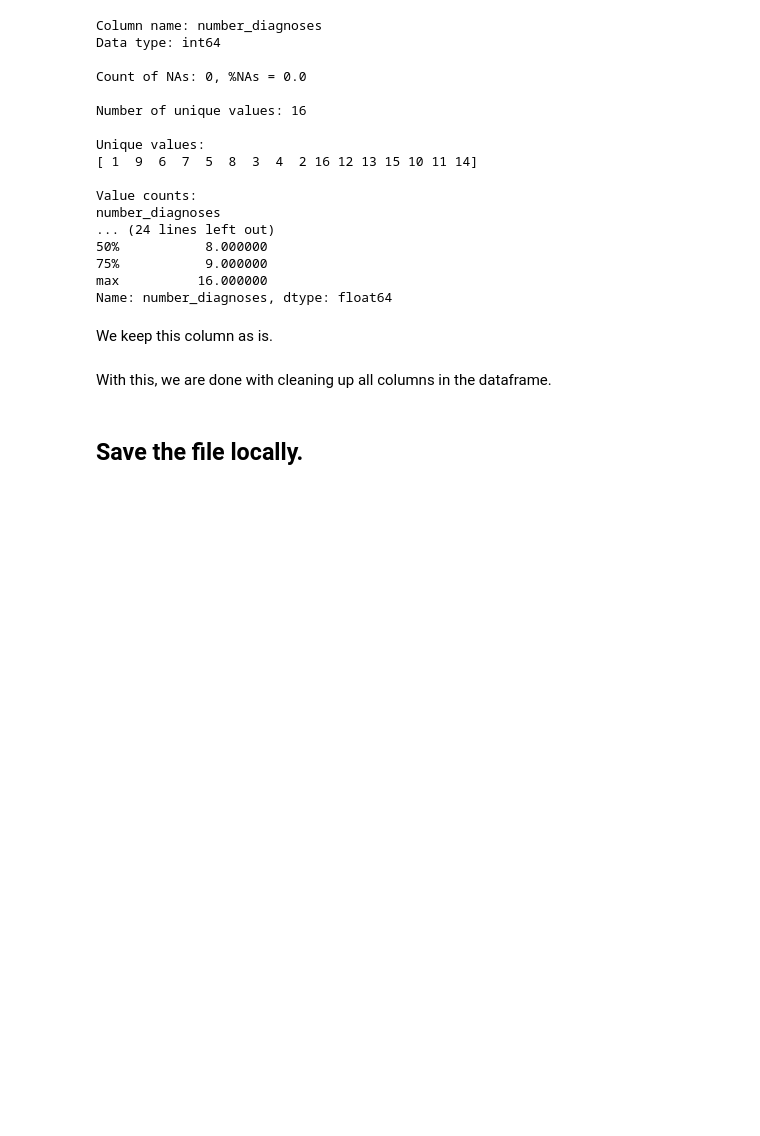
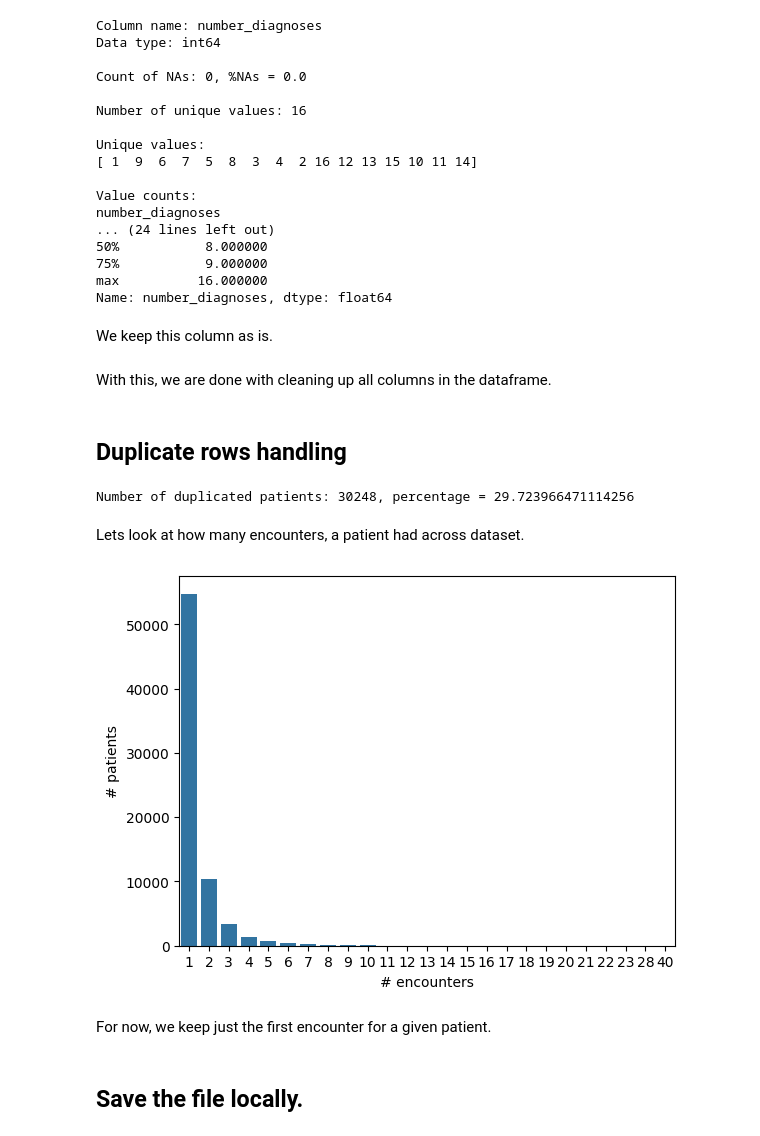
Before and after one commit to abhitoshj/diabetes-readmission, a Jupyter notebook: Code/02-data-preprocessing.ipynb, the cells around one changed output. Drawn from its saved outputs; the diff is of its cells as text; code cells hidden in the pictures; blank space fills up the shorter version.

```diff
--- a/Code/02-data-preprocessing.ipynb
+++ b/Code/02-data-preprocessing.ipynb
@@ -977,3 +973,24 @@ Name: number_diagnoses, dtype: float64
 We keep this column as is.
 # %% [markdown]
 With this, we are done with cleaning up all columns in the dataframe.
+# %% [markdown]
+## Duplicate rows handling
+# %%
+duplicatedPatients = df['patient_nbr'].duplicated().sum()
+print(f'Number of duplicated patients: {duplicatedPatients}, percentage = {duplicatedPatients/len(df)*100}')
+# %% [output]
+Number of duplicated patients: 30248, percentage = 29.723966471114256
+# %% [markdown]
+Lets look at how many encounters, a patient had across dataset.
+# %%
+df_patvisits = df.groupby('patient_nbr')['encounter_id'].count().reset_index(name = '#encounters') \
+.groupby('#encounters')['patient_nbr'].count().reset_index(name = '#patients') \
+.sort_values(by = '#patients', ascending = False).set_index('#encounters')
+sns.barplot(x = df_patvisits.index, y = df_patvisits['#patients'])
+plt.xlabel('# encounters')
+plt.ylabel('# patients')
+plt.show()
+# %% [output]
+[figure, added]
+# %% [markdown]
+For now, we keep just the first encounter for a given patient.
```
Also changed, not shown: parts of 7 cells of this notebook, 5 other files.
